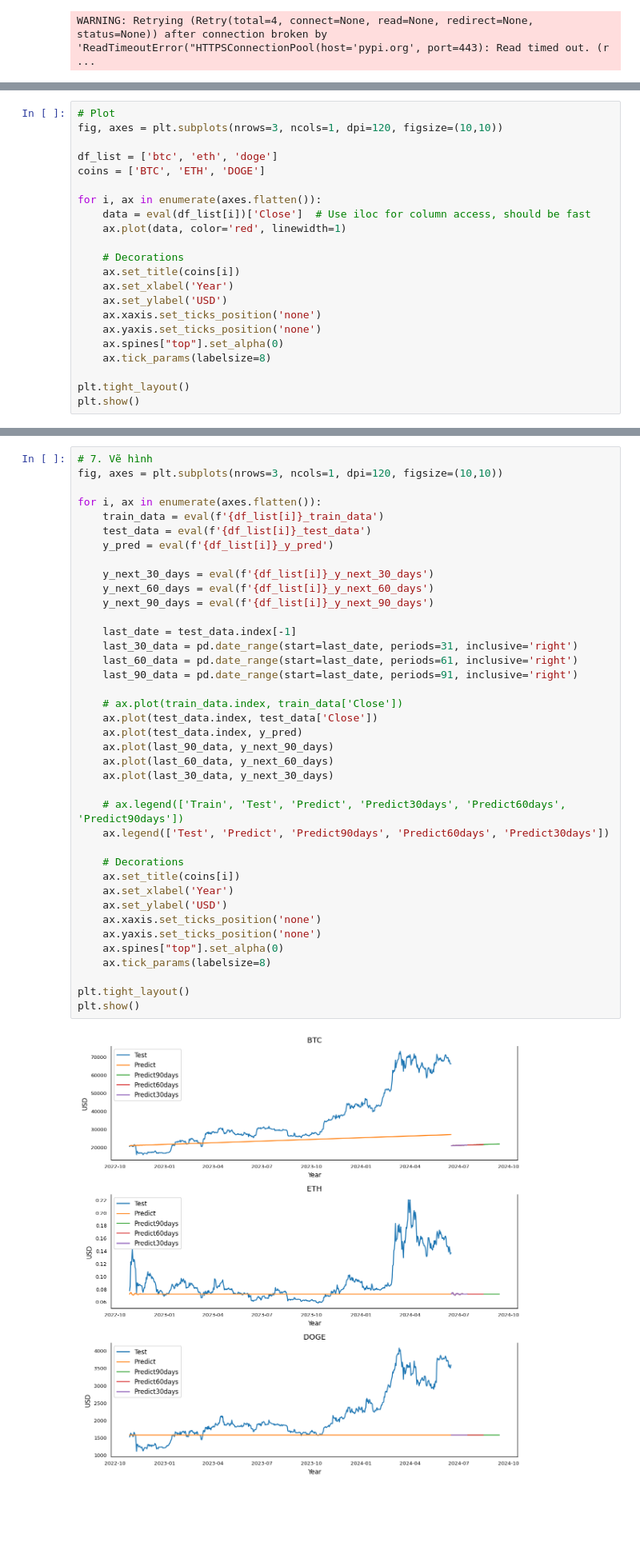
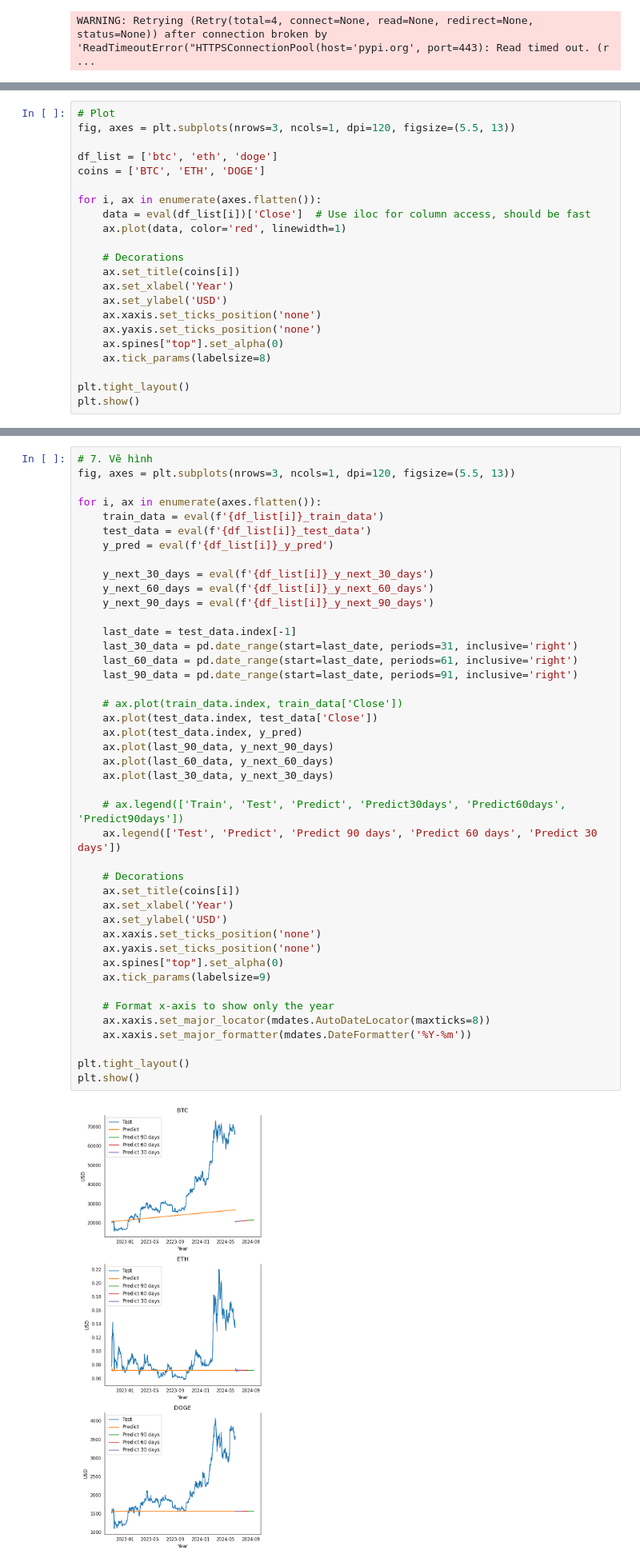
Before and after one commit to mintee56/IS403.O21.HTCL_Team8, a Jupyter notebook: ARIMA (7-3).ipynb, the cells around one changed output, grey strips where cells are left out. Shown at 80% size. Cells and saved outputs as stored; diff of their text form; blank space fills up the shorter version.

```diff
--- a/ARIMA (7-3).ipynb
+++ b/ARIMA (7-3).ipynb
@@ -104,7 +104,7 @@ ARIMA(order=(1, 1, 1), scoring_args={}, suppress_warnings=True,
       with_intercept=False)
 # %%
 # Plot
-fig, axes = plt.subplots(nrows=3, ncols=1, dpi=120, figsize=(10,10))
+fig, axes = plt.subplots(nrows=3, ncols=1, dpi=120, figsize=(5.5, 13))
 
 df_list = ['btc', 'eth', 'doge']
 coins = ['BTC', 'ETH', 'DOGE']
@@ -235,7 +235,7 @@ MASE: 14.64304793030611
 RMSE: 909.8399100422242
 # %%
 # 7. Vẽ hình
-fig, axes = plt.subplots(nrows=3, ncols=1, dpi=120, figsize=(10,10))
+fig, axes = plt.subplots(nrows=3, ncols=1, dpi=120, figsize=(5.5, 13))
 
 for i, ax in enumerate(axes.flatten()):
     train_data = eval(f'{df_list[i]}_train_data')
@@ -244,36 +244,40 @@ for i, ax in enumerate(axes.flatten()):
 
     y_next_30_days = eval(f'{df_list[i]}_y_next_30_days')
     y_next_60_days = eval(f'{df_list[i]}_y_next_60_days')
     y_next_90_days = eval(f'{df_list[i]}_y_next_90_days')
 
     last_date = test_data.index[-1]
     last_30_data = pd.date_range(start=last_date, periods=31, inclusive='right')
     last_60_data = pd.date_range(start=last_date, periods=61, inclusive='right')
     last_90_data = pd.date_range(start=last_date, periods=91, inclusive='right')
 
     # ax.plot(train_data.index, train_data['Close'])
     ax.plot(test_data.index, test_data['Close'])
     ax.plot(test_data.index, y_pred)
     ax.plot(last_90_data, y_next_90_days)
     ax.plot(last_60_data, y_next_60_days)
     ax.plot(last_30_data, y_next_30_days)
 
     # ax.legend(['Train', 'Test', 'Predict', 'Predict30days', 'Predict60days', 'Predict90days'])
-    ax.legend(['Test', 'Predict', 'Predict90days', 'Predict60days', 'Predict30days'])
+    ax.legend(['Test', 'Predict', 'Predict 90 days', 'Predict 60 days', 'Predict 30 days'])
 
     # Decorations
     ax.set_title(coins[i])
     ax.set_xlabel('Year')
     ax.set_ylabel('USD')
     ax.xaxis.set_ticks_position('none')
     ax.yaxis.set_ticks_position('none')
     ax.spines["top"].set_alpha(0)
-    ax.tick_params(labelsize=8)
+    ax.tick_params(labelsize=9)
+
+    # Format x-axis to show only the year
+    ax.xaxis.set_major_locator(mdates.AutoDateLocator(maxticks=8))
+    ax.xaxis.set_major_formatter(mdates.DateFormatter('%Y-%m'))
 
 plt.tight_layout()
 plt.show()
 # %% [output]
-[figure, old version]
+[figure, new version]
 # %%
 btc_train_data
 # %% [output]
```
Also changed, not shown: parts of 2 cells of this notebook, 9 other files.
